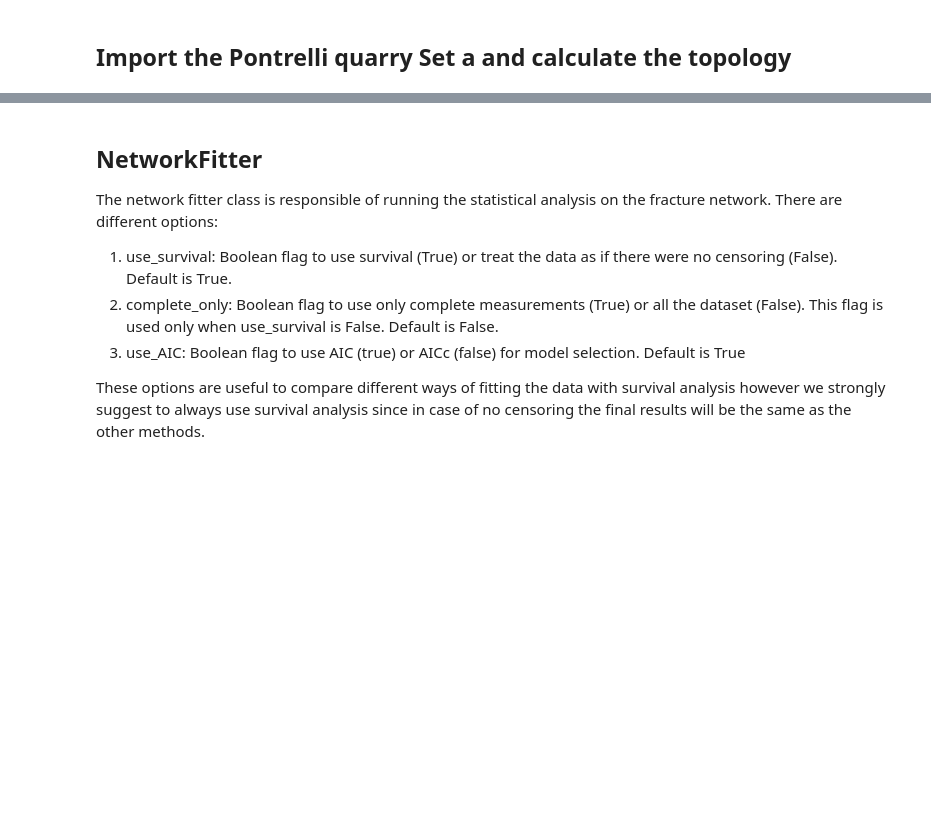
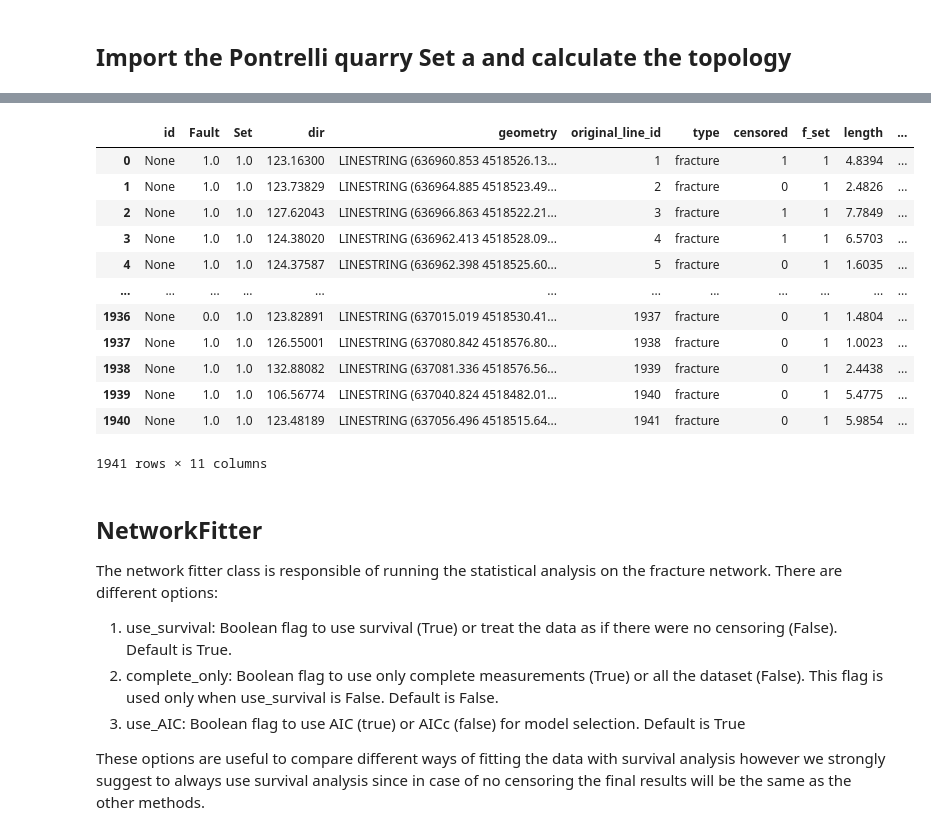
Before and after one commit to gecos-lab/FracAbility, a Jupyter notebook: docs/Tutorials/notebooks/Basic/3. Fitting a distribution.ipynb, the cells around one changed output, grey strips where cells are left out. Cells and saved outputs as stored; diff of their text form; code cells hidden in the pictures; blank space fills up the shorter version.

```diff
--- a/docs/Tutorials/notebooks/Basic/3. Fitting a distribution.ipynb
+++ b/docs/Tutorials/notebooks/Basic/3. Fitting a distribution.ipynb
@@ -39,3 +34,19 @@ Done!
+# %%
+fracture_net.fractures.entity_df
+# %% [output]
+|  | id | Fault | Set | dir | geometry | original_line_id | type | censored | f_set | length | ... |
+| 0 | None | 1.0 | 1.0 | 123.16300 | LINESTRING (636960.853 4518526.13... | 1 | fracture | 1 | 1 | 4.8394 | ... |
+| 1 | None | 1.0 | 1.0 | 123.73829 | LINESTRING (636964.885 4518523.49... | 2 | fracture | 0 | 1 | 2.4826 | ... |
+| 2 | None | 1.0 | 1.0 | 127.62043 | LINESTRING (636966.863 4518522.21... | 3 | fracture | 1 | 1 | 7.7849 | ... |
+| 3 | None | 1.0 | 1.0 | 124.38020 | LINESTRING (636962.413 4518528.09... | 4 | fracture | 1 | 1 | 6.5703 | ... |
+| 4 | None | 1.0 | 1.0 | 124.37587 | LINESTRING (636962.398 4518525.60... | 5 | fracture | 0 | 1 | 1.6035 | ... |
+| ... | ... | ... | ... | ... | ... | ... | ... | ... | ... | ... | ... |
+| 1936 | None | 0.0 | 1.0 | 123.82891 | LINESTRING (637015.019 4518530.41... | 1937 | fracture | 0 | 1 | 1.4804 | ... |
+| 1937 | None | 1.0 | 1.0 | 126.55001 | LINESTRING (637080.842 4518576.80... | 1938 | fracture | 0 | 1 | 1.0023 | ... |
+| 1938 | None | 1.0 | 1.0 | 132.88082 | LINESTRING (637081.336 4518576.56... | 1939 | fracture | 0 | 1 | 2.4438 | ... |
+| 1939 | None | 1.0 | 1.0 | 106.56774 | LINESTRING (637040.824 4518482.01... | 1940 | fracture | 0 | 1 | 5.4775 | ... |
+| 1940 | None | 1.0 | 1.0 | 123.48189 | LINESTRING (637056.496 4518515.64... | 1941 | fracture | 0 | 1 | 5.9854 | ... |
+1941 rows × 11 columns
 # %% [markdown]
 ## NetworkFitter
 
```
Also changed, not shown: parts of 9 cells of this notebook, 7 other files.
